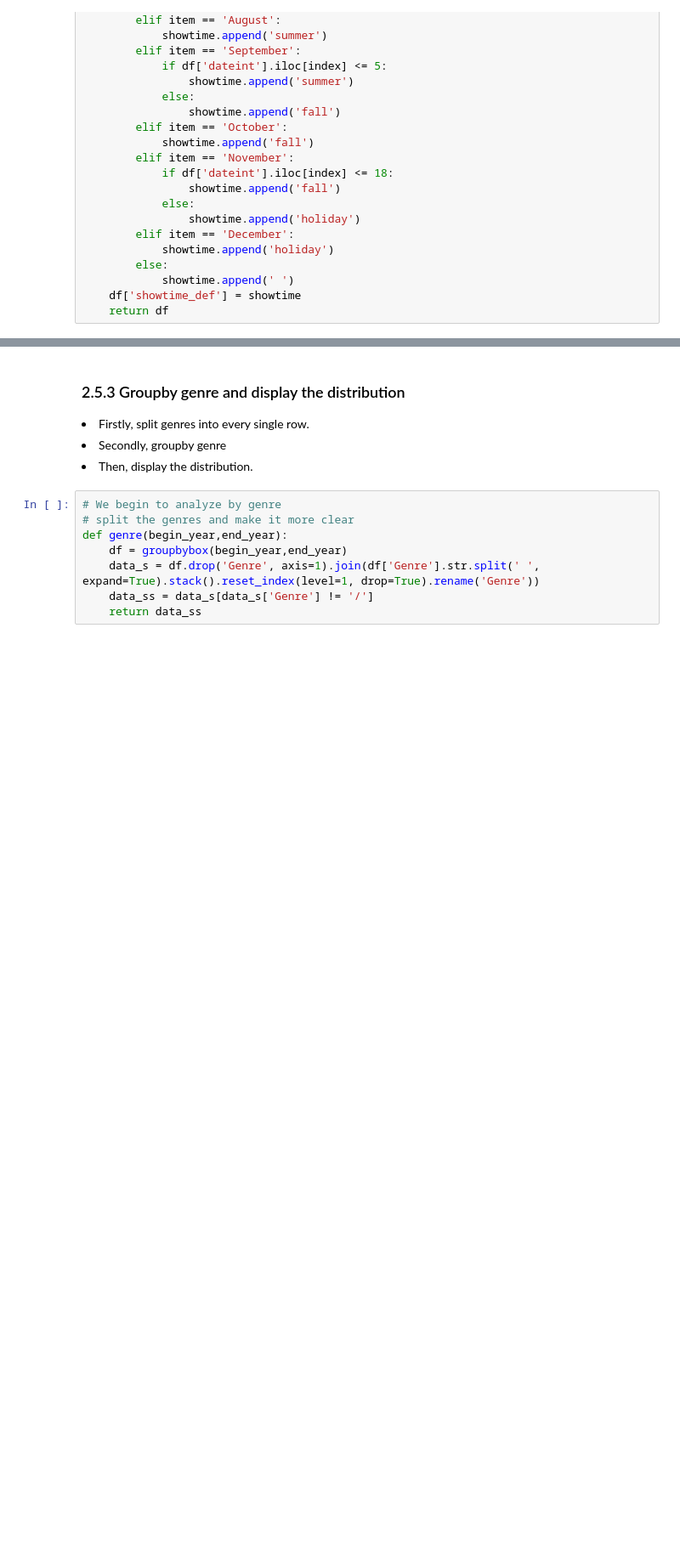
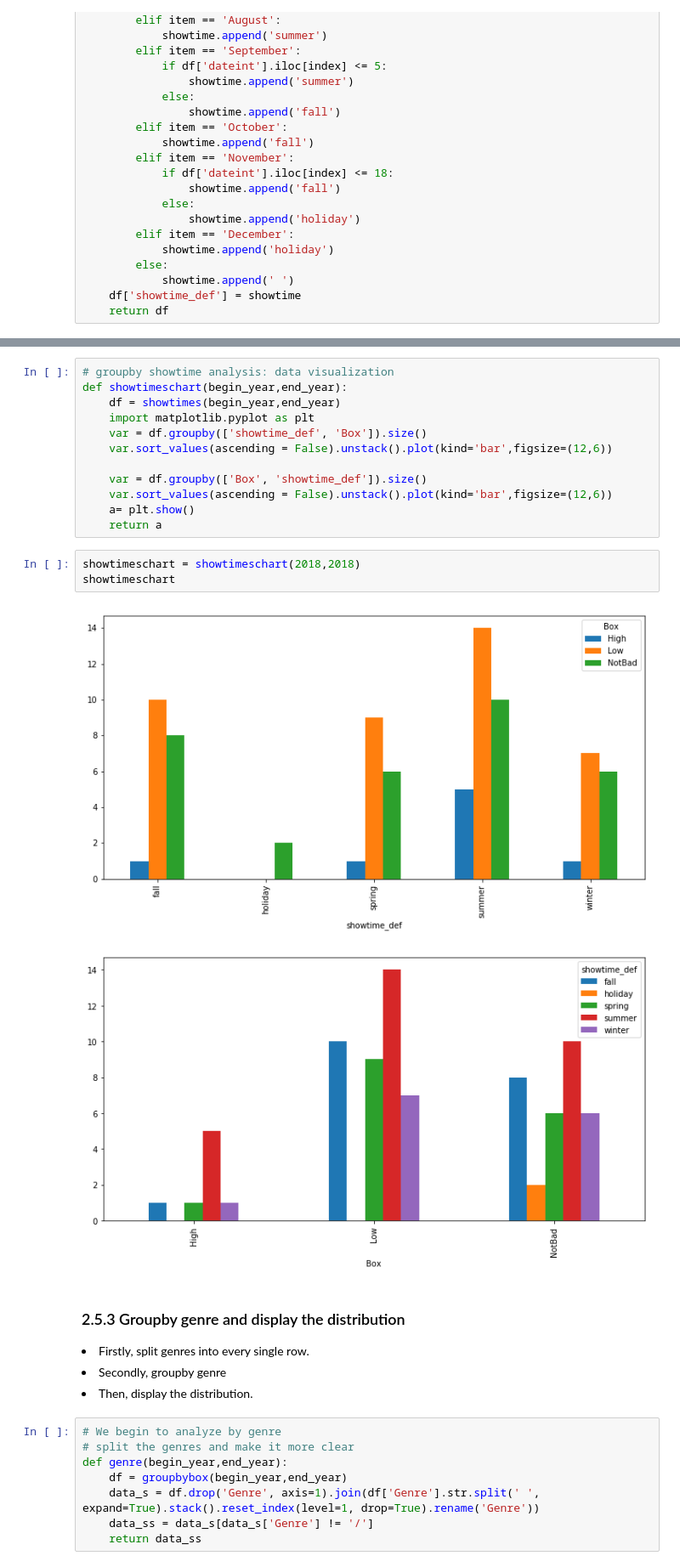
Before and after one commit to yz3432/TFA, a Jupyter notebook: project.ipynb, the cells around one changed output, grey strips where cells are left out. Shown at 85% size. Drawn from its saved outputs; the diff is of its cells as text; blank space fills up the shorter version.

Commit message:
add four functions of groupby analysis

```diff
--- a/project.ipynb
+++ b/project.ipynb
@@ -822,3 +846,21 @@ data_showtime.groupby(["showtime_def", "Box"])['domes_gross'].size().reset_index
+# %%
+# groupby showtime analysis: data visualization
+def showtimeschart(begin_year,end_year):
+    df = showtimes(begin_year,end_year)
+    import matplotlib.pyplot as plt
+    var = df.groupby(['showtime_def', 'Box']).size()
+    var.sort_values(ascending = False).unstack().plot(kind='bar',figsize=(12,6))
+
+    var = df.groupby(['Box', 'showtime_def']).size()
+    var.sort_values(ascending = False).unstack().plot(kind='bar',figsize=(12,6))
+    a= plt.show()
+    return a
+# %%
+showtimeschart = showtimeschart(2018,2018)
+showtimeschart
+# %% [output]
+[figure, added]
+[figure, added]
 # %% [markdown]
 <h3> 2.5.3 Groupby genre and display the distribution</h3>
 <li> Firstly, split genres into every single row.</li>
```
Also changed, not shown: parts of 16 cells of this notebook.
